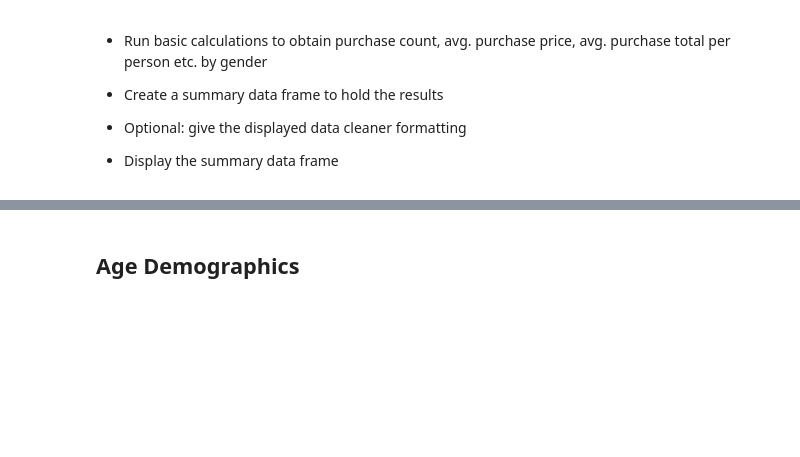
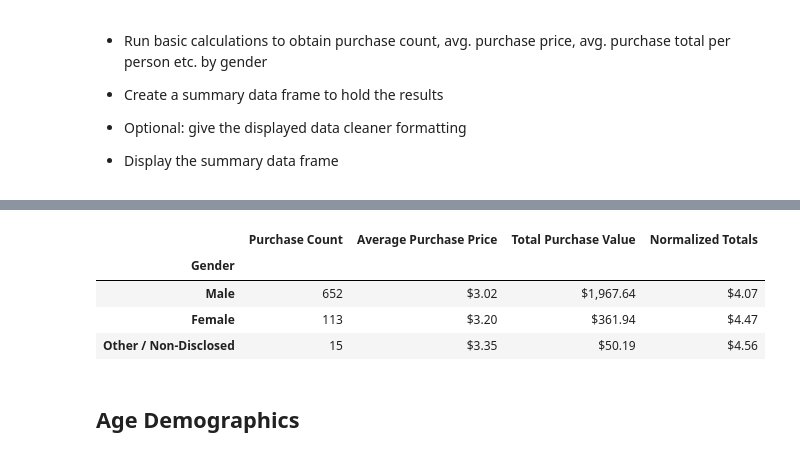
Before and after one commit to JDSchr5817/pandas-challenge, a Jupyter notebook: HeroesOfPymoli_starter.ipynb, the cells around one changed output, grey strips where cells are left out. Saved outputs shown, nothing was run; the diff lists cells and outputs as text; code cells hidden in the pictures; blank space fills up the shorter version.

```diff
--- a/HeroesOfPymoli_starter.ipynb
+++ b/HeroesOfPymoli_starter.ipynb
@@ -129,13 +129,13 @@ female_avg = '${:,.2f}'.format(round(purchase_data[purchase_data["Gender"] == "F
 #print(female_purchase_avg)
 female_tot = '${:,.2f}'.format(round(purchase_data[purchase_data["Gender"] == "Female"]["Price"].sum(),2)/female_count)
 #print(female_tot)
-other_purchases = len(pymoli_df[purchase_data["Gender"] == "Other / Non-Disclosed"])
+other_purchases = len(purchase_data[purchase_data["Gender"] == "Other / Non-Disclosed"])
 #print(other_purchases)
 other_total = '${:,.2f}'.format(round(purchase_data[purchase_data["Gender"] == "Other / Non-Disclosed"]["Price"].sum(),2))
 #print(other_urchase_total)
 other_avg = '${:,.2f}'.format(round(purchase_data[purchase_data["Gender"] == "Other / Non-Disclosed"]["Price"].mean(),2))
 #print(other_purchase_avg)
-other_tot = '${:,.2f}'.format(roundpurchase_data[purchase_data["Gender"] == "Other / Non-Disclosed"]["Price"].sum(),2)/other_count)
+other_tot = '${:,.2f}'.format(round(purchase_data[purchase_data["Gender"] == "Other / Non-Disclosed"]["Price"].sum(),2)/other_count)
 #print(other_tot)
 gender_purchase_analysis_df = pd.DataFrame({"Gender":["Male","Female","Other / Non-Disclosed"],"Purchase Count":[male_purchases,female_purchases,other_purchases],"Average Purchase Price":[male_avg,female_avg,other_avg],"Total Purchase Value":[male_total,female_total,other_total],"Normalized Totals":[male_tot,female_tot,other_tot]},columns =["Gender","Purchase Count","Average Purchase Price","Total Purchase Value","Normalized Totals"])
 
@@ -147,3 +146,8 @@ SyntaxError: unmatched ')' (<ipython-input-10-adf96c50bc93>, line 23)
+|  | Purchase Count | Average Purchase Price | Total Purchase Value | Normalized Totals |
+| Gender |  |  |  |  |
+| Male | 652 | $3.02 | $1,967.64 | $4.07 |
+| Female | 113 | $3.20 | $361.94 | $4.47 |
+| Other / Non-Disclosed | 15 | $3.35 | $50.19 | $4.56 |
 # %% [markdown]
 ## Age Demographics
 # %% [markdown]
```
Also changed, not shown: parts of 3 cells of this notebook.
